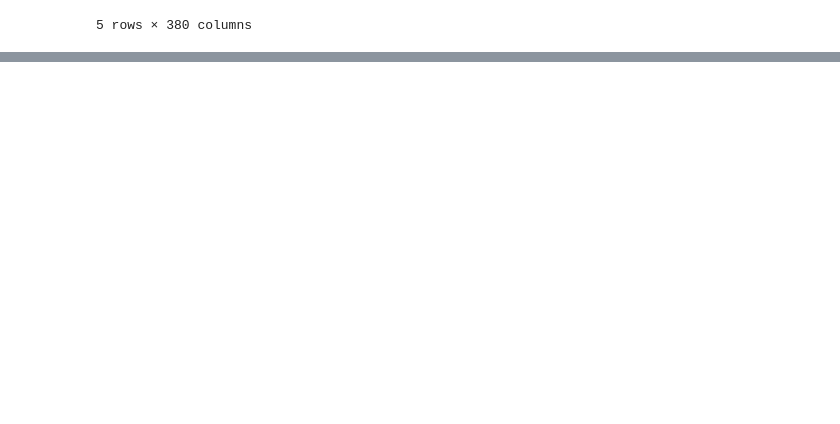
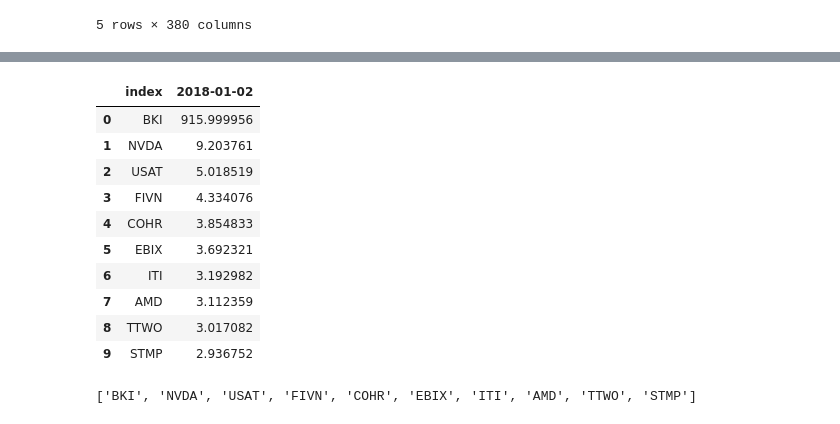
Before and after one commit to willwillis/sector-top-dogs, a Jupyter notebook: notebooks/Mina/ticker_data.ipynb, the cells around one changed output, grey strips where cells are left out. Saved outputs shown, nothing was run; the diff lists cells and outputs as text; code cells hidden in the pictures; blank space fills up the shorter version.

Commit message:
find top IT

```diff
--- a/notebooks/Mina/ticker_data.ipynb
+++ b/notebooks/Mina/ticker_data.ipynb
@@ -69,0 +91,22 @@ prices_df.head()
+# %%
+three_df = prices_df.loc['2015-01-02':'2018-01-02']
+three_df = three_df.pct_change()
+cumulative_returns = (1 + three_df).cumprod() - 1
+test = cumulative_returns.tail(1).T
+# %%
+find_top = test.sort_values(by=['2018-01-02'], ascending=False)
+top = find_top.head(10)
+top = top.reset_index()
+top
+# %% [output]
+|  | index | 2018-01-02 |
+| 0 | BKI | 915.999956 |
+| 1 | NVDA | 9.203761 |
+| 2 | USAT | 5.018519 |
+| 3 | FIVN | 4.334076 |
+| 4 | COHR | 3.854833 |
+| 5 | EBIX | 3.692321 |
+| 6 | ITI | 3.192982 |
+| 7 | AMD | 3.112359 |
+| 8 | TTWO | 3.017082 |
+| 9 | STMP | 2.936752 |
@@ -69,0 +115,4 @@ prices_df.head()
+# %%
+top_list
+# %% [output]
+['BKI', 'NVDA', 'USAT', 'FIVN', 'COHR', 'EBIX', 'ITI', 'AMD', 'TTWO', 'STMP']
```
Also changed, not shown: parts of 8 cells of this notebook, 2 other files.
